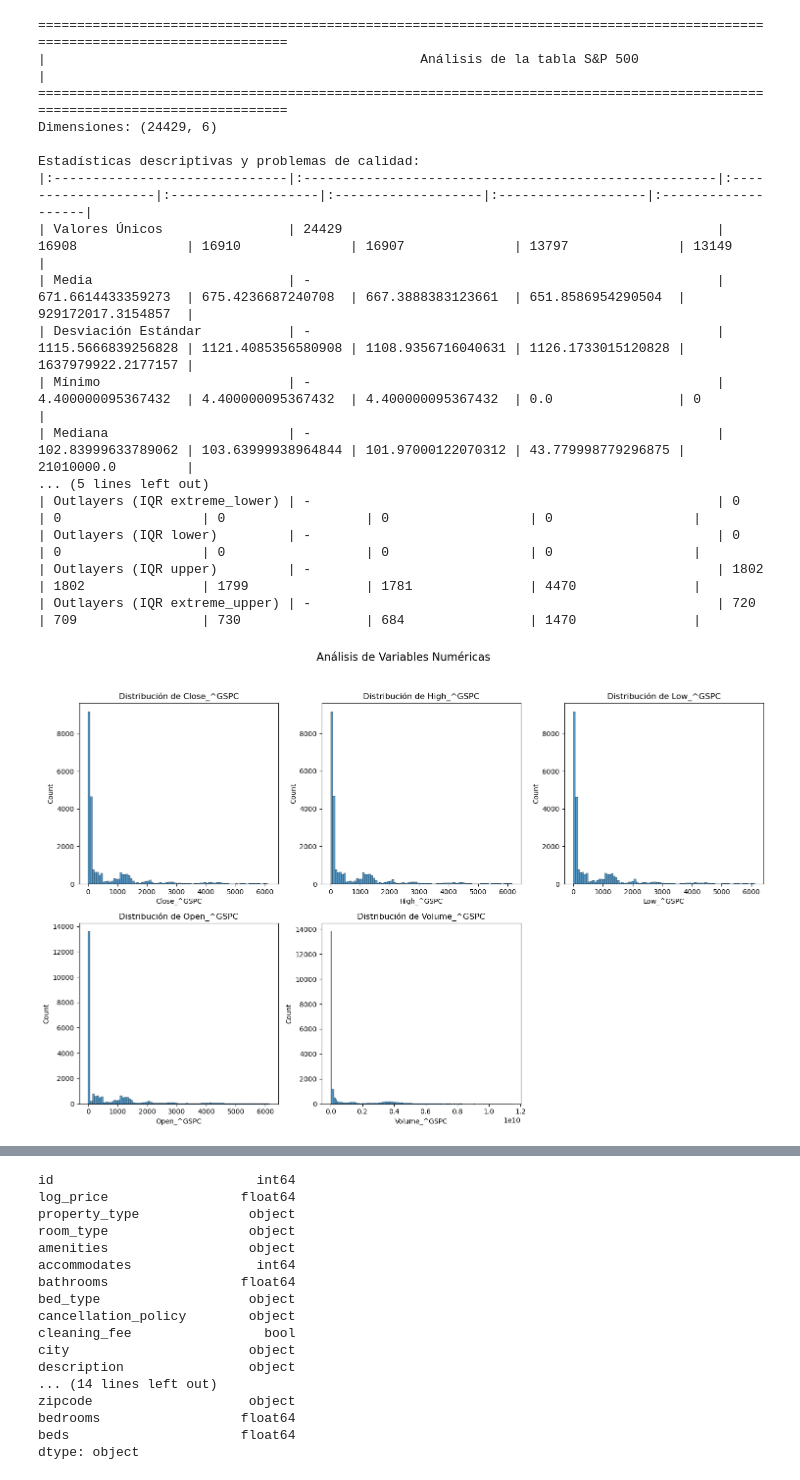
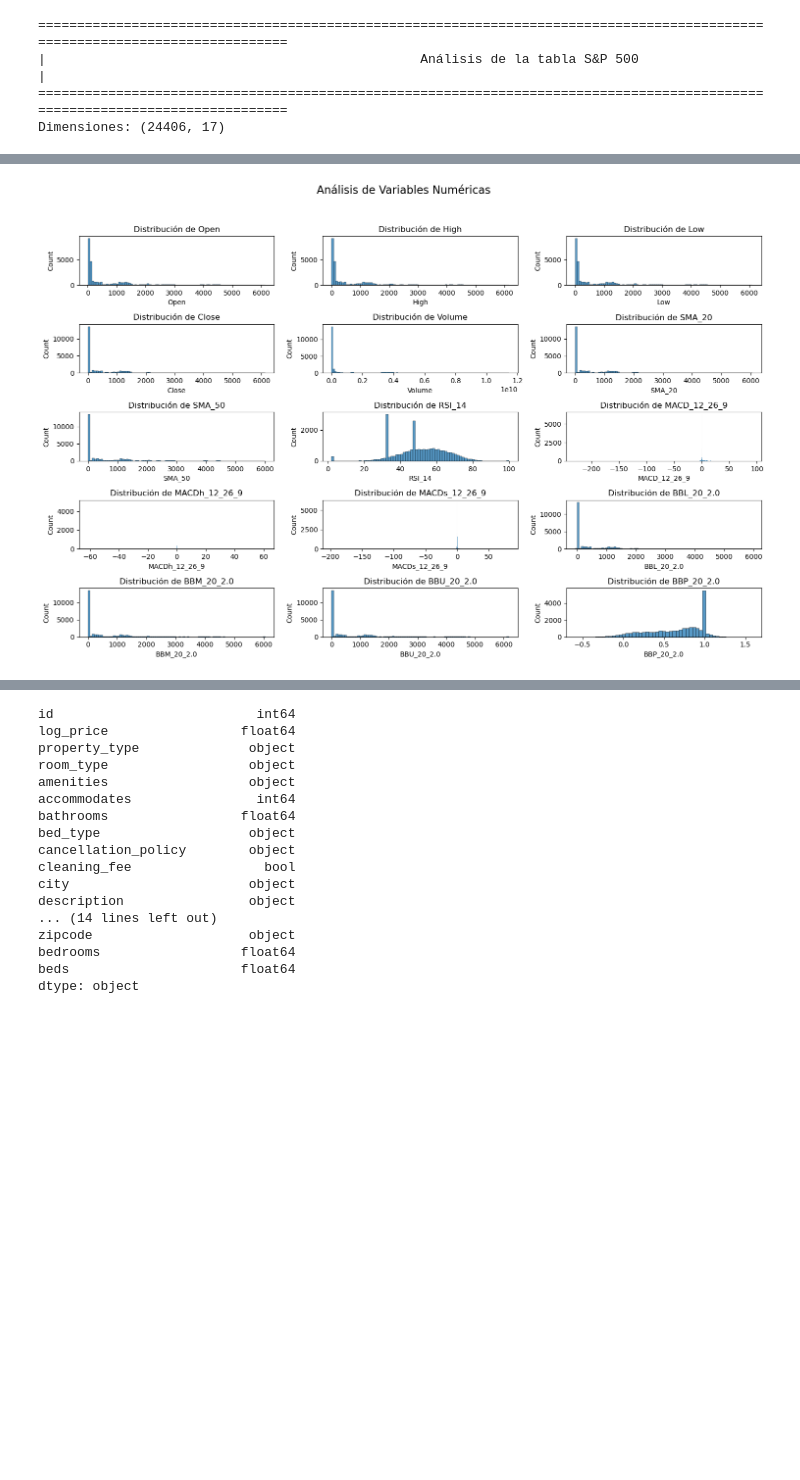
Before and after one commit to Ericson3100/Proyecto3DM, a Jupyter notebook: notebooks/1_EDA_DataWrangling.ipynb, the cells around one changed output, grey strips where cells are left out. Saved outputs shown, nothing was run; the diff lists cells and outputs as text; code cells hidden in the pictures; blank space fills up the shorter version.

```diff
--- a/notebooks/1_EDA_DataWrangling.ipynb
+++ b/notebooks/1_EDA_DataWrangling.ipynb
@@ -31,17 +31,24 @@ def plot_numeric_analysis(df, numeric_cols, figsize=(15, 10)):
         # Se extrae la data de la columna ignorando valores nulos
         data = df[col].dropna()
         # Se calcula un margen del 5% del rango para que el gráfico no esté muy pegado a los bordes
-        if not data.empty:
-            margin = 0.05 * (data.max() - data.min())
+        if not data.empty and np.isfinite(data).all():
+            margin = 0.05 * (data.max() - data.min()) if data.max() != data.min() else 0.5
             x_min = data.min() - margin
             x_max = data.max() + margin
+
+            # Graficamos el histograma usando bins automáticos para mejor adaptación
+            sns.histplot(data=df, x=col, ax=axes[idx], bins='auto')
+            axes[idx].set_title(f'Distribución de {col}')
+
+            # Solo establecer límites si son finitos
+            if np.isfinite(x_min) and np.isfinite(x_max):
+                axes[idx].set_xlim(x_min, x_max)
         else:
-            x_min, x_max = 0, 1
-
-        # Graficamos el histograma usando bins automáticos para mejor adaptación
-        sns.histplot(data=df, x=col, ax=axes[idx], bins='auto')
-        axes[idx].set_title(f'Distribución de {col}')
-        axes[idx].set_xlim(x_min, x_max)
+            # Si no hay datos válidos o contiene infinitos/NaN
+            axes[idx].text(0.5, 0.5, 'No hay datos válidos para graficar',
+                          horizontalalignment='center', verticalalignment='center',
+                          transform=axes[idx].transAxes)
+            axes[idx].set_title(f'Distribución de {col}')
 
     # Ocultar subplots no utilizados
     for idx in range(len(numeric_cols), len(axes)):
@@ -174,5 +181,16 @@ def analisis_exploratorio(name, df):
     print(inconsistencias_stats_df.to_markdown(index=True))
 
     if numeric_cols:
-        plot_numeric_analysis(df, numeric_cols)
+        # Filtrar columnas numéricas que contienen valores infinitos o NaN
+        valid_numeric_cols = []
+        for col in numeric_cols:
+            if df[col].dropna().empty or not np.isfinite(df[col].dropna()).all():
+                print(f"Advertencia: La columna '{col}' contiene valores no finitos y no será graficada.")
+            else:
+                valid_numeric_cols.append(col)
+
+        if valid_numeric_cols:
+            plot_numeric_analysis(df, valid_numeric_cols)
+        else:
+            print("No hay columnas numéricas válidas para graficar.")
     return
@@ -222,21 +197,8 @@ historical_data
-# %%
-analisis_exploratorio('S&P 500',historical_data)
-# %% [output]
-=============================================================================================================================
-|                                                Análisis de la tabla S&P 500                                               |
-=============================================================================================================================
-Dimensiones: (24429, 6)
-
-Estadísticas descriptivas y problemas de calidad:
-|:------------------------------|:-----------------------------------------------------|:-------------------|:-------------------|:-------------------|:-------------------|:-------------------|
-| Valores Únicos                | 24429                                                | 16908              | 16910              | 16907              | 13797              | 13149              |
-| Media                         | -                                                    | 671.6614433359273  | 675.4236687240708  | 667.3888383123661  | 651.8586954290504  | 929172017.3154857  |
-| Desviación Estándar           | -                                                    | 1115.5666839256828 | 1121.4085356580908 | 1108.9356716040631 | 1126.1733015120828 | 1637979922.2177157 |
-| Mínimo                        | -                                                    | 4.400000095367432  | 4.400000095367432  | 4.400000095367432  | 0.0                | 0                  |
-| Mediana                       | -                                                    | 102.83999633789062 | 103.63999938964844 | 101.97000122070312 | 43.779998779296875 | 21010000.0         |
-... (5 lines left out)
-| Outlayers (IQR extreme_lower) | -                                                    | 0                  | 0                  | 0                  | 0                  | 0                  |
-| Outlayers (IQR lower)         | -                                                    | 0                  | 0                  | 0                  | 0                  | 0                  |
-| Outlayers (IQR upper)         | -                                                    | 1802               | 1802               | 1799               | 1781               | 4470               |
-| Outlayers (IQR extreme_upper) | -                                                    | 720                | 709                | 730                | 684                | 1470               |
-[figure, removed]
+# %%
+sp500_data = pd.read_csv('../data/raw/^GSPC_data.csv')
+analisis_exploratorio('S&P 500', sp500_data)
+# %% [output]
+=============================================================================================================================
+|                                                Análisis de la tabla S&P 500                                               |
+=============================================================================================================================
+Dimensiones: (24406, 17)
@@ -242,0 +222 @@ Estadísticas descriptivas y problemas de calidad:
+[figure, added]
```
Also changed, not shown: parts of 6 cells of this notebook, 6 other files.
